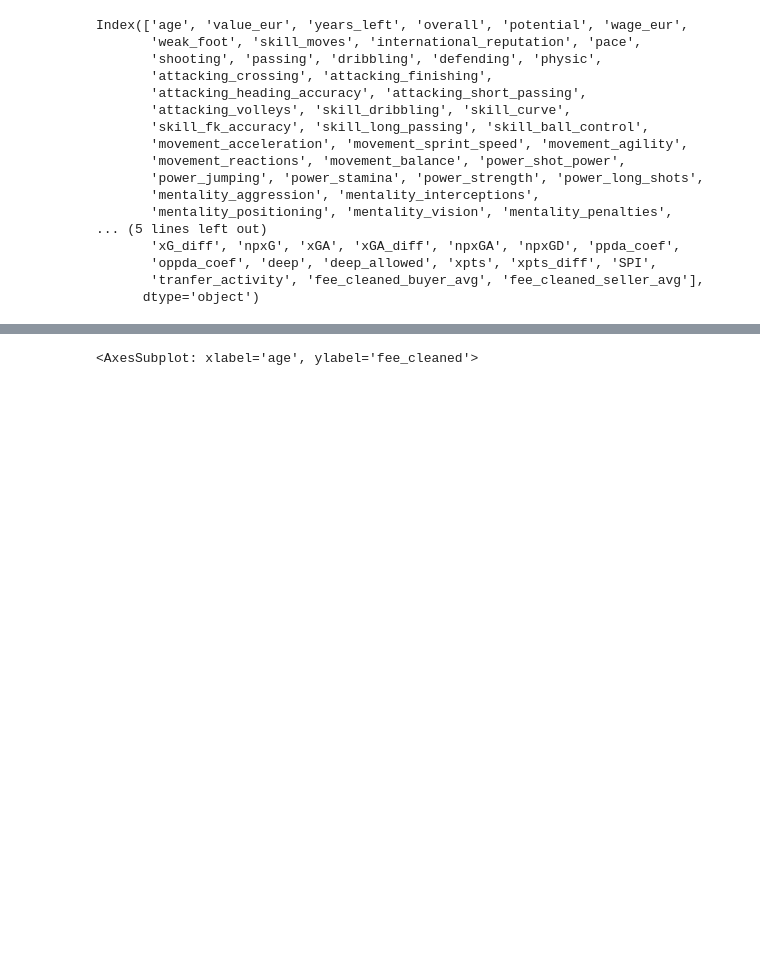
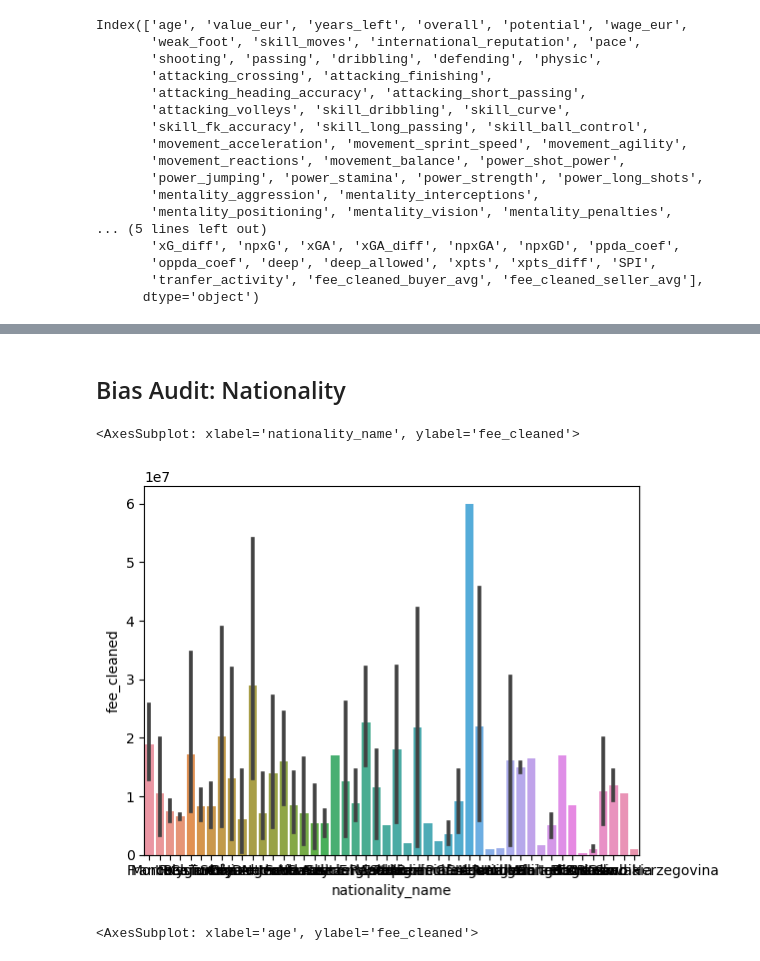
Before and after one commit to aymankhan2003/Market-Value-Predictor, a Jupyter notebook: Project.ipynb, the cells around one changed output, grey strips where cells are left out. Cells and saved outputs as stored; diff of their text form; code cells hidden in the pictures; blank space fills up the shorter version.

```diff
--- a/Project.ipynb
+++ b/Project.ipynb
@@ -1475,0 +1309,2 @@ print(model_scores.mean())
+# %% [markdown]
+## Bias Audit: Nationality
@@ -1475,0 +1316,5 @@ print(model_scores.mean())
+# %%
+sns.barplot(data =tf2_data_field , x = "nationality_name", y = "fee_cleaned") #just pick the top 5 from the article, groupby -> new dataset
+# %% [output]
+<AxesSubplot: xlabel='nationality_name', ylabel='fee_cleaned'>
+[figure, added]
```
Also changed, not shown: parts of 102 cells of this notebook.
